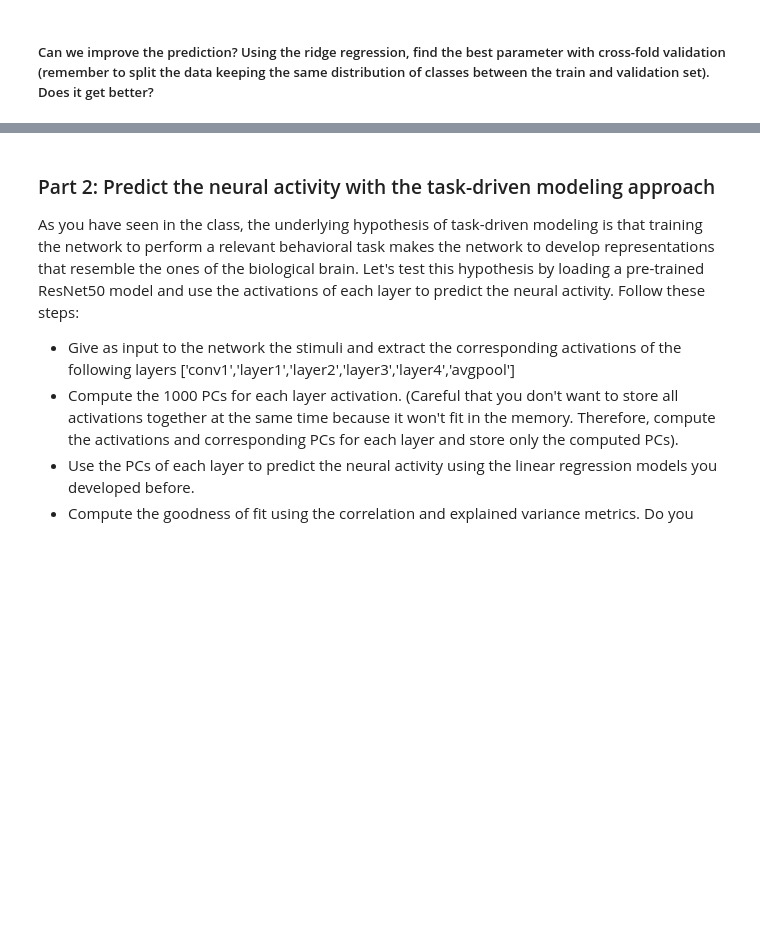
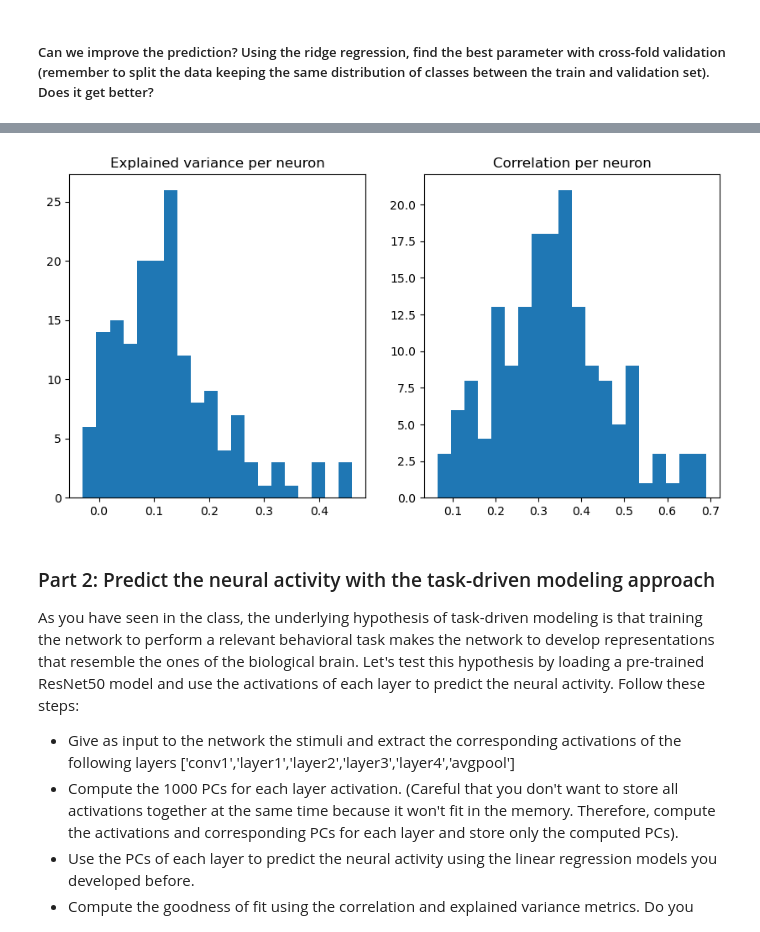
Before and after one commit to ernestoBocini/Brain-Like-Computation-Project, a Jupyter notebook: week5.ipynb, the cells around one changed output, grey strips where cells are left out. Cells and saved outputs as stored; diff of their text form; code cells hidden in the pictures; blank space fills up the shorter version.

```diff
--- a/week5.ipynb
+++ b/week5.ipynb
@@ -344,10 +144,24 @@ print(pca_features_val.shape)
 # %%
+# perform PCA
+
+n_comp = 1000
+
+pca = PCA(n_components=n_comp)
+pca.fit(stimulus_train_res)
+pca_filters = pca.components_
+pca_features_train = pca.transform(stimulus_train_res)
+print(pca_features_train.shape)
+
+# Take 1000 PCs for the validation set as well
+pca_features_val = pca.transform(stimulus_val_res)
+print(pca_features_val.shape)
+
 # Now join them with the object_8 filters
 
-pca_feature_matrix_8 = np.concatenate((pca_features_train, category_onehot_8), axis=1)
+pca_feature_matrix_8 = np.concatenate((pca_features_train, np.array(objects_train_8).reshape(-1,1)), axis=1)
 print(pca_feature_matrix_8.shape)
 
 # same for validation set
-pca_feature_matrix_8_val = np.concatenate((pca_features_val, category_onehot_val_8), axis=1)
+pca_feature_matrix_8_val = np.concatenate((pca_features_val, np.array(objects_val_8).reshape(-1,1)), axis=1)
 print(pca_feature_matrix_8_val.shape)
 # %% [output]
@@ -396,0 +288,71 @@ R2 score ridge 8: mean=0.03145406321301062, std=0.17331755644240424
+# %%
+# although the explaind variance is higher, we can still do better:
+# we can fit a ridge regression model for each class separately and
+# tune lambda for each class separately
+
+# define num of classes
+num_classes = 8
+
+# create empty arrays to store model weights and losses for each class
+model_weights_list = []
+model_loss_list = []
+
+lambdas = [1000.0, 100.0, 500.0, 1000.0, 200.0, 200.0, 100.0, 200.0]
+# loop over each class
+for class_num in range(num_classes):
+    # extract data for current class
+    class_indices = np.where(pca_feature_matrix_8[:,-1] == class_num)[0]
+    class_X = pca_feature_matrix_8[class_indices,:-1]
+    class_y = spikes_train[class_indices,:]
+
+    # fit ridge regression model for current class
+    class_weights, class_loss = ridge_regression(class_y, class_X, lambdas[class_num])
+
+    # store model weights and losses for current class
+    model_weights_list.append(class_weights)
+    model_loss_list.append(class_loss)
+
+
+# create empty array to store predicted values
+y_pred = np.zeros_like(spikes_val)
+
+# loop over each class
+for class_num in range(num_classes):
+    # extract data for current class
+    class_indices = np.where(pca_feature_matrix_8_val[:,-1] == class_num)[0]
+    class_X = pca_feature_matrix_8_val[class_indices,:-1]
+
+    # make predictions using model weights for current class
+    class_y_pred = np.dot(class_X, model_weights_list[class_num])
+
+    # assign predicted values to appropriate indices in y_pred array
+    y_pred[class_indices,:] = class_y_pred
+
+# compute the ev for each neuron
+ev_per_neuron = 1- np.var(y_pred - spikes_val, axis=0)/np.var(spikes_val, axis=0)
+# compute overall ev
+ev = np.mean(ev_per_neuron)
+print('Overall explained variance: ', ev)
+
+# compute the correlation for each neuron
+corr_per_neuron = np.array([np.corrcoef(y_pred[:,i], spikes_val[:,i], rowvar=False)[0,1] for i in range(y_pred.shape[1])])
+# compute overall correlation
+corr = np.mean(corr_per_neuron)
+print('Overall correlation: ', corr)
+
+
+# create subplots
+fig, axs = plt.subplots(1, 2, figsize=(10, 5))
+
+# print histogram of ev per neuron
+ax = axs[0]
+ax.hist(ev_per_neuron, bins=20)
+ax.set_title('Explained variance per neuron')
+
+# print histogram of corr per neuron
+ax = axs[1]
+ax.hist(corr_per_neuron, bins=20)
+ax.set_title('Correlation per neuron')
+
+plt.show()
+# %% [output]
@@ -397,3 +361,4 @@ R2 score ridge 8: mean=0.03145406321301062, std=0.17331755644240424
+[figure, added]
 # %% [markdown]
 ### Part 2: Predict the neural activity with the task-driven modeling approach
 
```
Also changed, not shown: parts of 33 cells of this notebook, 4 other files.
